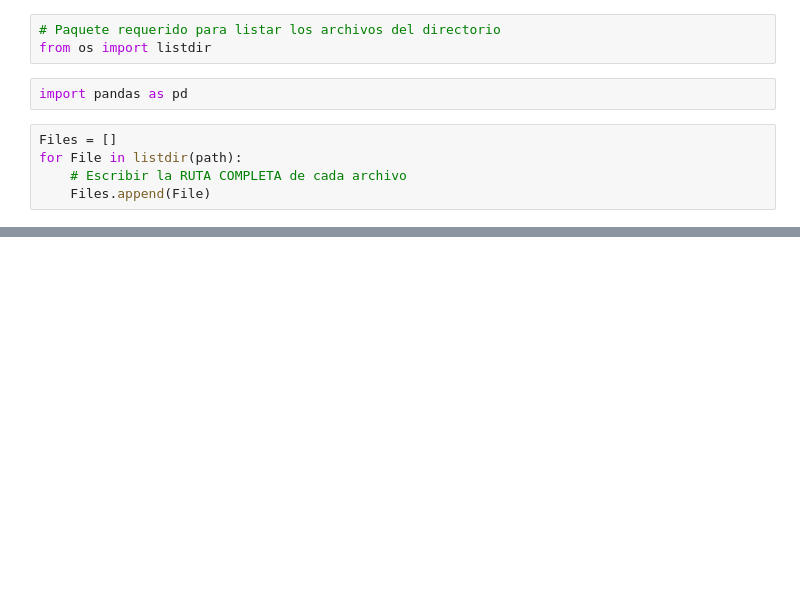
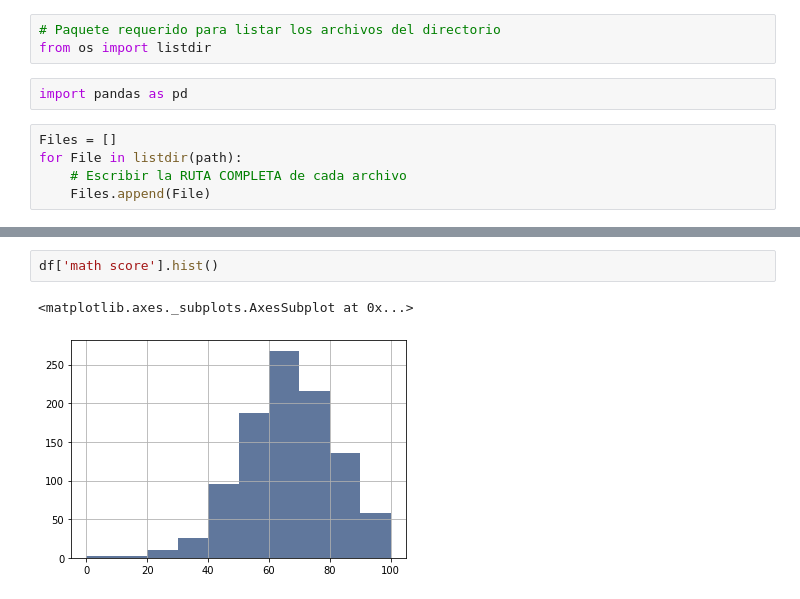
Before and after one commit to vale314/machine-learning-course-CUCEI-00, a Jupyter notebook: Challenge02.ipynb, the cells around one changed output, grey strips where cells are left out. Drawn from its saved outputs; the diff is of its cells as text; blank space fills up the shorter version.

```diff
--- a/Challenge02.ipynb
+++ b/Challenge02.ipynb
@@ -85,0 +91,5 @@ df.describe(include='all')
+# %%
+df['math score'].hist()
+# %% [output]
+<matplotlib.axes._subplots.AxesSubplot at 0x...>
+[figure, added]
```
Also changed, not shown: parts of 17 cells of this notebook.
